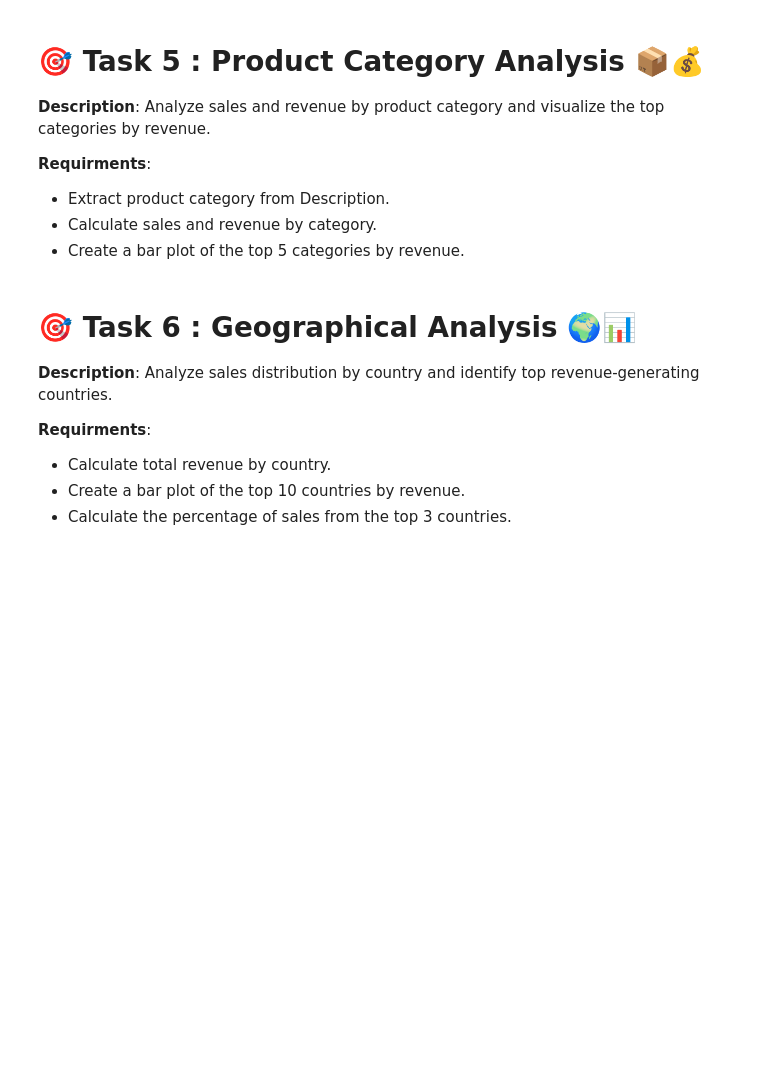
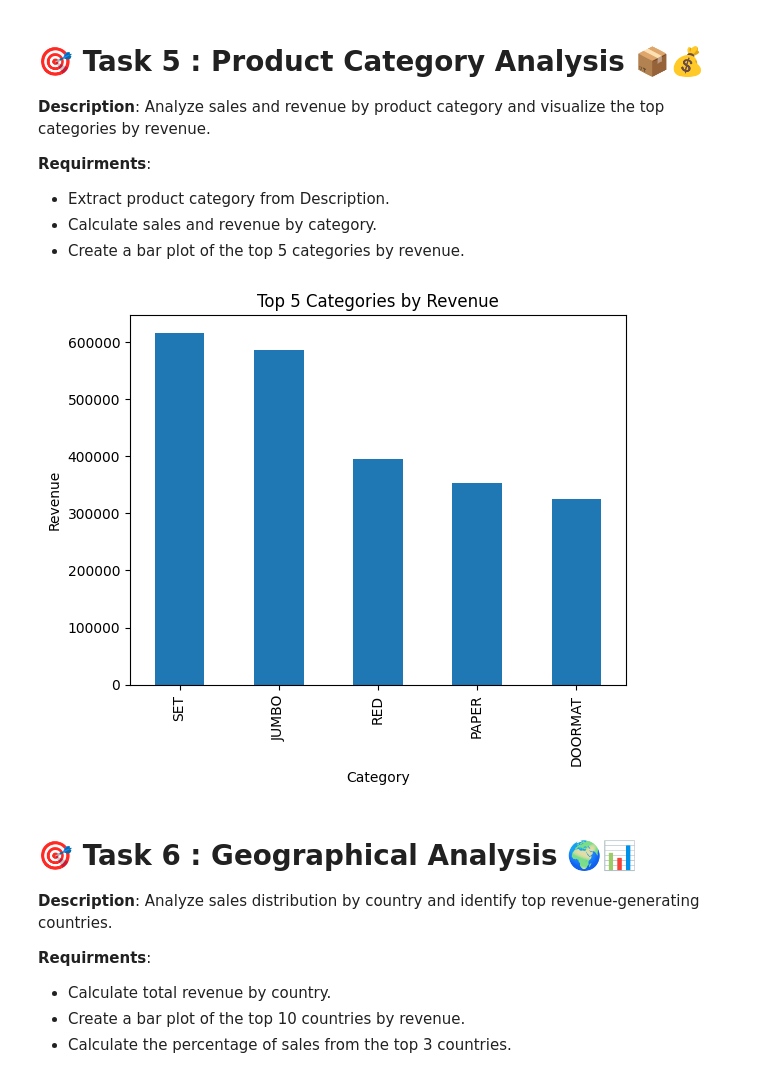
Before and after one commit to FR720/capstaneProject, a Jupyter notebook: Team_8_Capstone_Project_E_commerce_Analytics_Module.ipynb, the cells around one changed output. Saved outputs shown, nothing was run; the diff lists cells and outputs as text; code cells hidden in the pictures; blank space fills up the shorter version.

```diff
--- a/Team_8_Capstone_Project_E_commerce_Analytics_Module.ipynb
+++ b/Team_8_Capstone_Project_E_commerce_Analytics_Module.ipynb
@@ -342,6 +342,20 @@ CustomerID
 -  Extract product category from Description.
 -  Calculate sales and revenue by category.
 -  Create a bar plot of the top 5 categories by revenue.
+# %%
+# Extract product category from Description
+data_sales['Category'] = data_sales['Description'].apply(lambda x: x.split()[0])
+# %%
+# Calculate sales and revenue by category
+category_revenue = data_sales.groupby('Category')['TotalPrice'].sum().nlargest(5)
+# %%
+# Create a bar plot of the top 5 categories by revenue
+category_revenue.plot(kind='bar', title='Top 5 Categories by Revenue')
+plt.xlabel('Category')
+plt.ylabel('Revenue')
+plt.show()
+# %% [output]
+[figure, added]
 # %% [markdown]
 # 🎯 **Task 6 : Geographical Analysis** 🌍📊
 **Description**: Analyze sales distribution by country and identify top revenue-generating countries.
```
